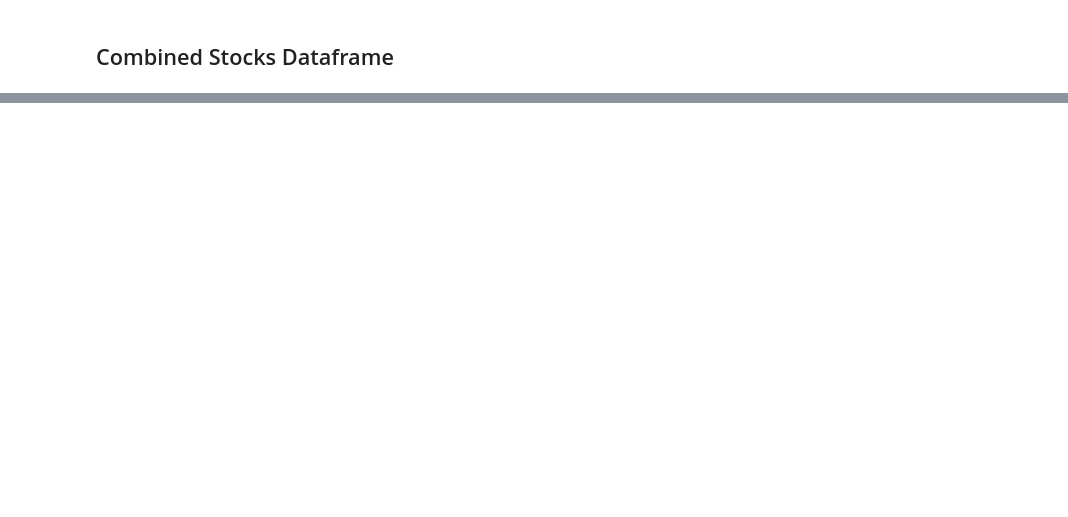
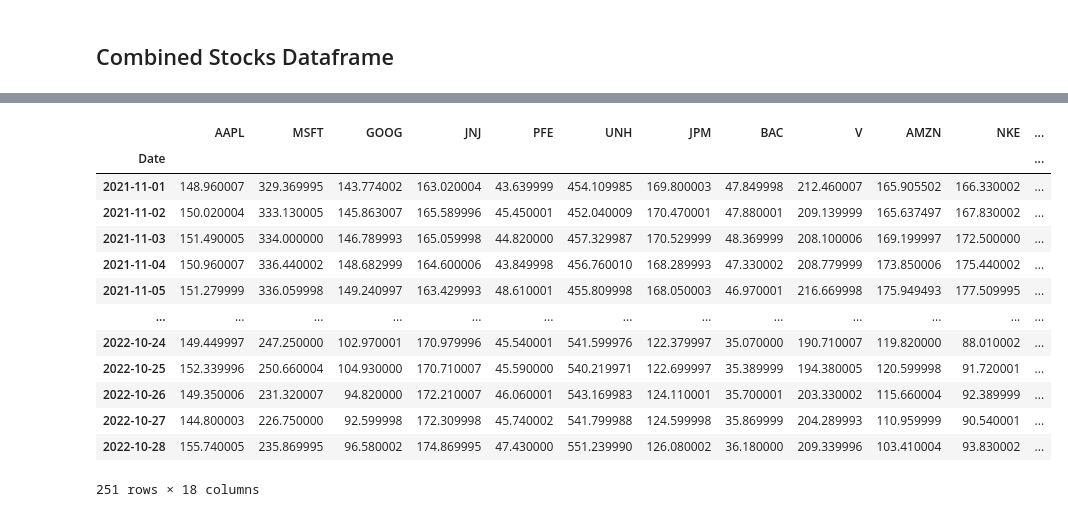
Before and after one commit to kaylah176/Project1, a Jupyter notebook: Project 1 .ipynb, the cells around one changed output, grey strips where cells are left out. Saved outputs shown, nothing was run; the diff lists cells and outputs as text; code cells hidden in the pictures; blank space fills up the shorter version.

```diff
--- a/Project 1 .ipynb
+++ b/Project 1 .ipynb
@@ -628,0 +422,19 @@ custom_portfolio_df.head()
+# %%
+small_df=custom_portfolio_df['Close']
+small_df.columns=['AAPL','MSFT', 'GOOG', 'JNJ','PFE','UNH','JPM','BAC','V','AMZN','NKE','DIS','XOM','FSLR','NEE','LMT','RTX','NOC']
+small_df
+# %% [output]
+|  | AAPL | MSFT | GOOG | JNJ | PFE | UNH | JPM | BAC | V | AMZN | NKE | ... |
+| Date |  |  |  |  |  |  |  |  |  |  |  | ... |
+| 2021-11-01 | 148.960007 | 329.369995 | 143.774002 | 163.020004 | 43.639999 | 454.109985 | 169.800003 | 47.849998 | 212.460007 | 165.905502 | 166.330002 | ... |
+| 2021-11-02 | 150.020004 | 333.130005 | 145.863007 | 165.589996 | 45.450001 | 452.040009 | 170.470001 | 47.880001 | 209.139999 | 165.637497 | 167.830002 | ... |
+| 2021-11-03 | 151.490005 | 334.000000 | 146.789993 | 165.059998 | 44.820000 | 457.329987 | 170.529999 | 48.369999 | 208.100006 | 169.199997 | 172.500000 | ... |
+| 2021-11-04 | 150.960007 | 336.440002 | 148.682999 | 164.600006 | 43.849998 | 456.760010 | 168.289993 | 47.330002 | 208.779999 | 173.850006 | 175.440002 | ... |
+| 2021-11-05 | 151.279999 | 336.059998 | 149.240997 | 163.429993 | 48.610001 | 455.809998 | 168.050003 | 46.970001 | 216.669998 | 175.949493 | 177.509995 | ... |
+| ... | ... | ... | ... | ... | ... | ... | ... | ... | ... | ... | ... | ... |
+| 2022-10-24 | 149.449997 | 247.250000 | 102.970001 | 170.979996 | 45.540001 | 541.599976 | 122.379997 | 35.070000 | 190.710007 | 119.820000 | 88.010002 | ... |
+| 2022-10-25 | 152.339996 | 250.660004 | 104.930000 | 170.710007 | 45.590000 | 540.219971 | 122.699997 | 35.389999 | 194.380005 | 120.599998 | 91.720001 | ... |
+| 2022-10-26 | 149.350006 | 231.320007 | 94.820000 | 172.210007 | 46.060001 | 543.169983 | 124.110001 | 35.700001 | 203.330002 | 115.660004 | 92.389999 | ... |
+| 2022-10-27 | 144.800003 | 226.750000 | 92.599998 | 172.309998 | 45.740002 | 541.799988 | 124.599998 | 35.869999 | 204.289993 | 110.959999 | 90.540001 | ... |
+| 2022-10-28 | 155.740005 | 235.869995 | 96.580002 | 174.869995 | 47.430000 | 551.239990 | 126.080002 | 36.180000 | 209.339996 | 103.410004 | 93.830002 | ... |
+251 rows × 18 columns
```
Also changed, not shown: parts of 40 cells of this notebook.
